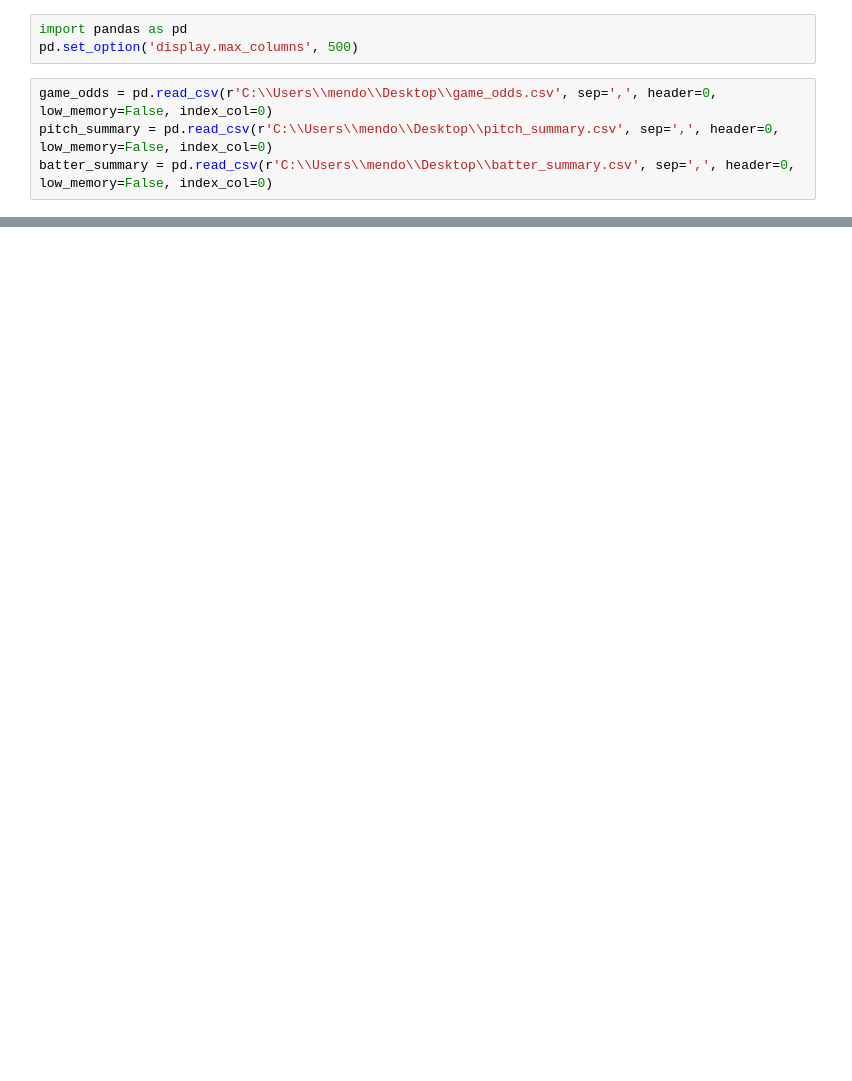
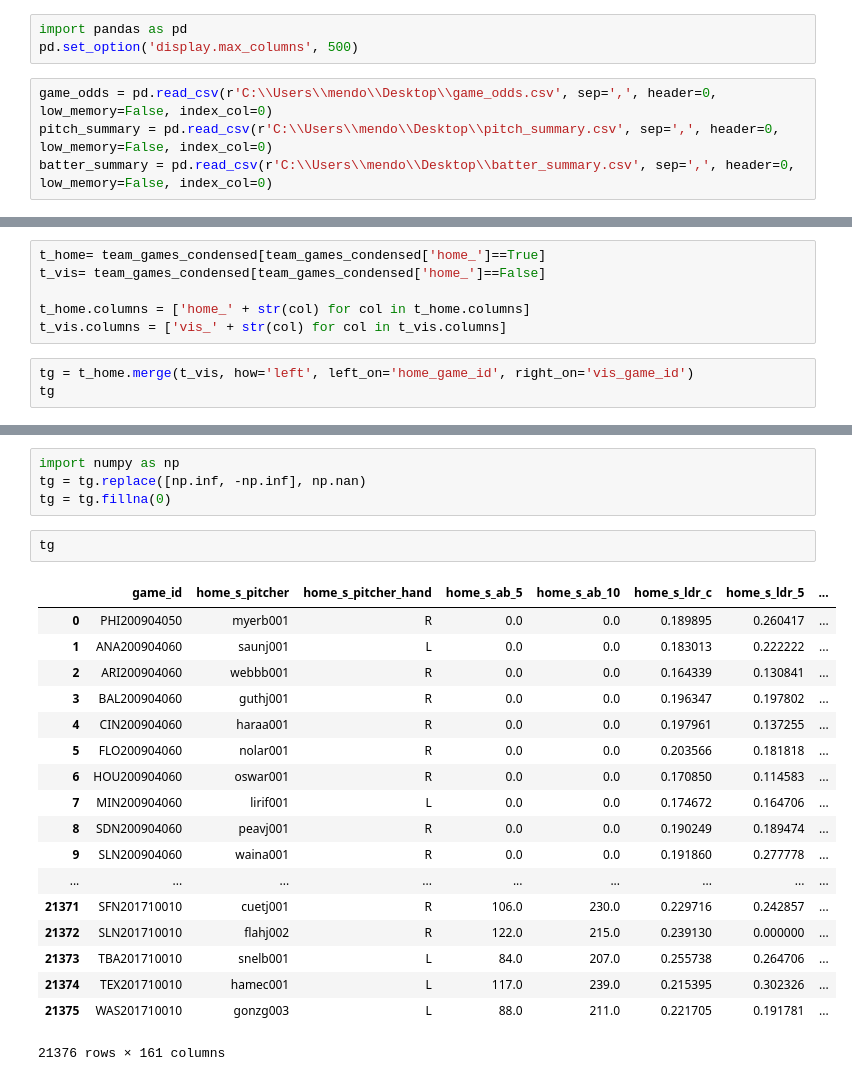
Before and after one commit to George-Mendoza/Baseball-Gambling-Market, a Jupyter notebook: Rolling Calculations.ipynb, the cells around one changed output, grey strips where cells are left out. Cells and saved outputs as stored; diff of their text form; blank space fills up the shorter version.

```diff
--- a/Rolling Calculations.ipynb
+++ b/Rolling Calculations.ipynb
@@ -562,0 +1075,9 @@ team_games
+# %%
+t_home= team_games_condensed[team_games_condensed['home_']==True]
+t_vis= team_games_condensed[team_games_condensed['home_']==False]
+
+t_home.columns = ['home_' + str(col) for col in t_home.columns]
+t_vis.columns = ['vis_' + str(col) for col in t_vis.columns]
+# %%
+tg = t_home.merge(t_vis, how='left', left_on='home_game_id', right_on='vis_game_id')
+tg
@@ -562,0 +1213,25 @@ team_games
+# %%
+import numpy as np
+tg = tg.replace([np.inf, -np.inf], np.nan)
+tg = tg.fillna(0)
+# %%
+tg
+# %% [output]
+|  | game_id | home_s_pitcher | home_s_pitcher_hand | home_s_ab_5 | home_s_ab_10 | home_s_ldr_c | home_s_ldr_5 | ... |
+| 0 | PHI200904050 | myerb001 | R | 0.0 | 0.0 | 0.189895 | 0.260417 | ... |
+| 1 | ANA200904060 | saunj001 | L | 0.0 | 0.0 | 0.183013 | 0.222222 | ... |
+| 2 | ARI200904060 | webbb001 | R | 0.0 | 0.0 | 0.164339 | 0.130841 | ... |
+| 3 | BAL200904060 | guthj001 | R | 0.0 | 0.0 | 0.196347 | 0.197802 | ... |
+| 4 | CIN200904060 | haraa001 | R | 0.0 | 0.0 | 0.197961 | 0.137255 | ... |
+| 5 | FLO200904060 | nolar001 | R | 0.0 | 0.0 | 0.203566 | 0.181818 | ... |
+| 6 | HOU200904060 | oswar001 | R | 0.0 | 0.0 | 0.170850 | 0.114583 | ... |
+| 7 | MIN200904060 | lirif001 | L | 0.0 | 0.0 | 0.174672 | 0.164706 | ... |
+| 8 | SDN200904060 | peavj001 | R | 0.0 | 0.0 | 0.190249 | 0.189474 | ... |
+| 9 | SLN200904060 | waina001 | R | 0.0 | 0.0 | 0.191860 | 0.277778 | ... |
+| ... | ... | ... | ... | ... | ... | ... | ... | ... |
+| 21371 | SFN201710010 | cuetj001 | R | 106.0 | 230.0 | 0.229716 | 0.242857 | ... |
+| 21372 | SLN201710010 | flahj002 | R | 122.0 | 215.0 | 0.239130 | 0.000000 | ... |
+| 21373 | TBA201710010 | snelb001 | L | 84.0 | 207.0 | 0.255738 | 0.264706 | ... |
+| 21374 | TEX201710010 | hamec001 | L | 117.0 | 239.0 | 0.215395 | 0.302326 | ... |
+| 21375 | WAS201710010 | gonzg003 | L | 88.0 | 211.0 | 0.221705 | 0.191781 | ... |
+21376 rows × 161 columns
```
Also changed, not shown: parts of 26 cells of this notebook, 2 other files.
